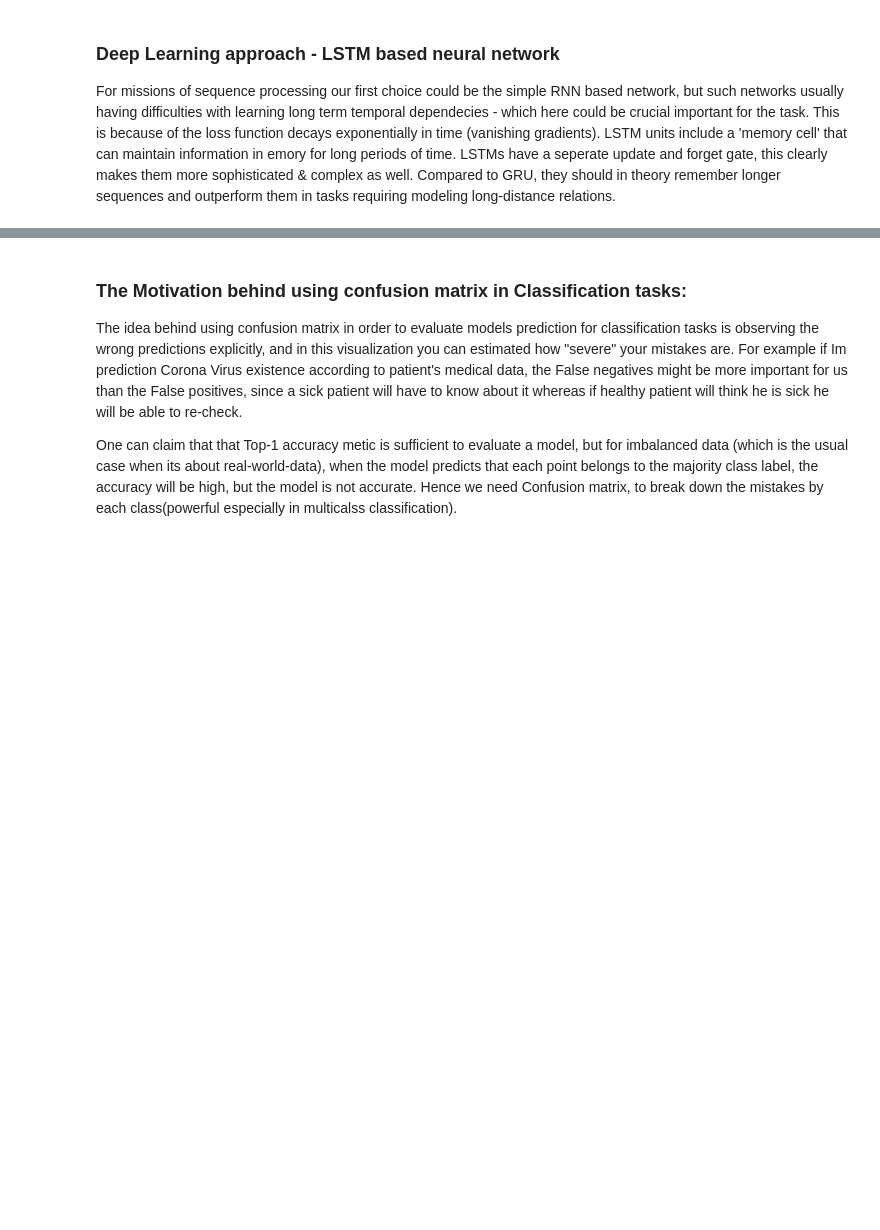
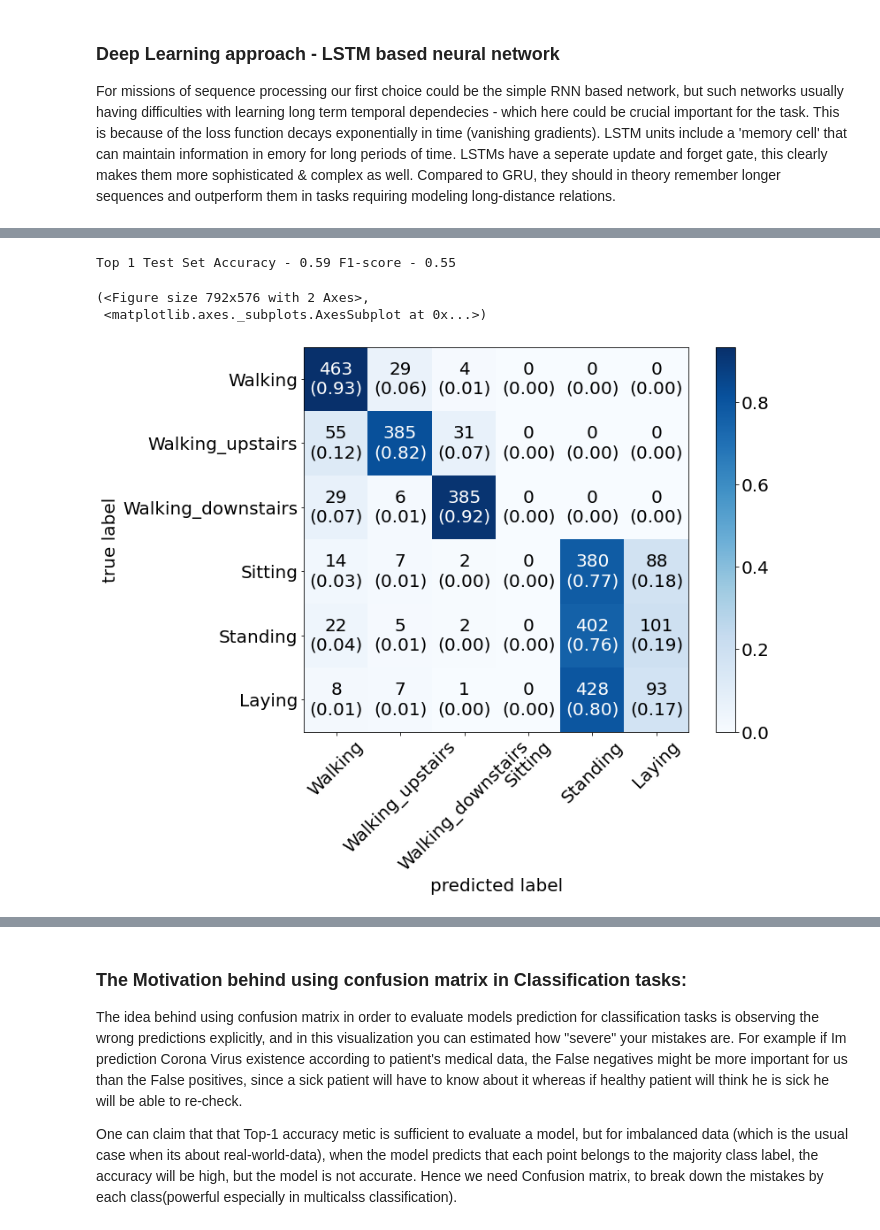
Before and after one commit to dorbittonn/Human-Activity-Recognition-, a Jupyter notebook: DorBitton_HumanActivityRecognition_LSTMvsKNN.ipynb, the cells around one changed output, grey strips where cells are left out. Cells and saved outputs as stored; diff of their text form; code cells hidden in the pictures; blank space fills up the shorter version.

```diff
--- a/GC_HAR.ipynb
+++ b/DorBitton_HumanActivityRecognition_LSTMvsKNN.ipynb
@@ -502,0 +517,22 @@ fit_res = train(modellstm ,optimizer ,scheduler ,loss_fn, dl_train, dl_valid, ma
+# %%
+from mlxtend.plotting import plot_confusion_matrix
+from sklearn.metrics import confusion_matrix, f1_score
+
+def get_preds_and_labels(model, dl, device):
+    model.eval()
+    all_preds = torch.tensor([]).to(device)
+    GT_labels = torch.tensor([]).to(device)
+    model.to(device)
+
+    for i,batch in enumerate(dl):
+        X, y = batch
+        X=X.to(device)
+        y=y.to(device)
+
+        preds , _ = model(X.transpose(0,1))
+
+        all_preds = torch.cat((all_preds, preds), dim=0)
+        GT_labels = torch.cat((GT_labels, y), dim=0)
+
+    model.train()
+    return all_preds , GT_labels
@@ -503,2 +542,23 @@ fit_res = train(modellstm ,optimizer ,scheduler ,loss_fn, dl_train, dl_valid, ma
+# %%
+labels = ['Walking', 'Walking_upstairs', 'Walking_downstairs', 'Sitting', 'Standing', 'Laying']
+
+best_model=torch.load("LSTM_(2, 0.8, 16).pt").to(device)
+y_preds , y_GT = get_preds_and_labels(best_model, dl_test, device)
+
+#print(y_preds[:10], y_GT[:10].t() , type(y_GT), type(y_preds))
+
+mat = confusion_matrix(y_GT.cpu().numpy(), y_preds.cpu().numpy())
+acc = mat.trace()/np.sum(mat)
+
+# f1 score macro uses the unwieghted mean of the classes f1_scores (1 against rest)
+F1 = f1_score(y_GT.cpu().numpy(), y_preds.cpu().numpy(), average='macro')
+
+print(f"Top 1 Test Set Accuracy - {acc:.2f} F1-score - {F1:.2f} ")
+plot_confusion_matrix(conf_mat = mat, class_names=labels , show_normed=True, figsize=(11, 8), colorbar=True )
+# %% [output]
+Top 1 Test Set Accuracy - 0.59 F1-score - 0.55
+(<Figure size 792x576 with 2 Axes>,
+ <matplotlib.axes._subplots.AxesSubplot at 0x...>)
+[figure, added]
 # %% [markdown]
 ### Task preformance boosting
```
Also changed, not shown: parts of 23 cells of this notebook.
